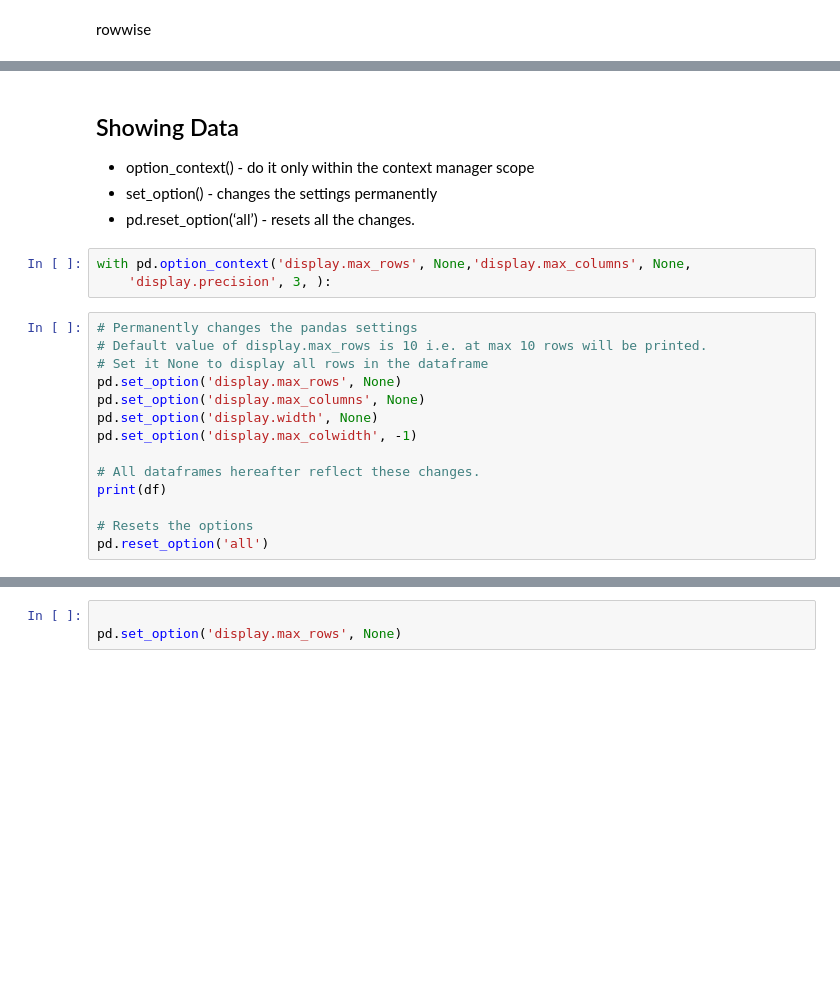
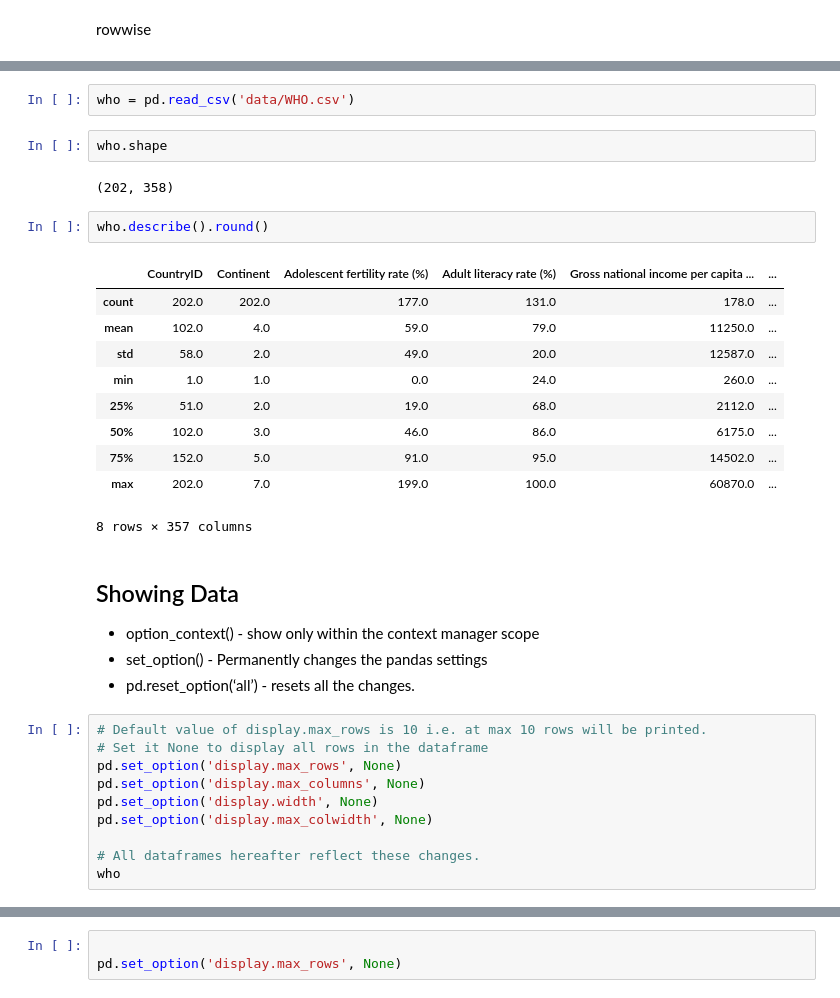
Before and after one commit to MaCoZu/notebooks, a Jupyter notebook: 02.2_Pandas.ipynb, the cells around one changed output, grey strips where cells are left out. Drawn from its saved outputs; the diff is of its cells as text; blank space fills up the shorter version.

Commit message:
pandas notebook cleaning begin

```diff
--- a/02.2_Pandas.ipynb
+++ b/02.2_Pandas.ipynb
@@ -102,22 +79,34 @@ df.info
+# %%
+who = pd.read_csv('data/WHO.csv')
+# %%
+who.shape
+# %% [output]
+(202, 358)
+# %%
+who.describe().round()
+# %% [output]
+|  | CountryID | Continent | Adolescent fertility rate (%) | Adult literacy rate (%) | Gross national income per capita ... | ... |
+| count | 202.0 | 202.0 | 177.0 | 131.0 | 178.0 | ... |
+| mean | 102.0 | 4.0 | 59.0 | 79.0 | 11250.0 | ... |
+| std | 58.0 | 2.0 | 49.0 | 20.0 | 12587.0 | ... |
+| min | 1.0 | 1.0 | 0.0 | 24.0 | 260.0 | ... |
+| 25% | 51.0 | 2.0 | 19.0 | 68.0 | 2112.0 | ... |
+| 50% | 102.0 | 3.0 | 46.0 | 86.0 | 6175.0 | ... |
+| 75% | 152.0 | 5.0 | 91.0 | 95.0 | 14502.0 | ... |
+| max | 202.0 | 7.0 | 199.0 | 100.0 | 60870.0 | ... |
+8 rows × 357 columns
 # %% [markdown]
 ## Showing Data
-- option_context() - do it only within the context manager scope
-- set_option() - changes the settings permanently
+- option_context() - show only within the context manager scope
+- set_option() - Permanently changes the pandas settings
 - pd.reset_option(‘all’) - resets all the changes.
-# %%
-with pd.option_context('display.max_rows', None,'display.max_columns', None,
-    'display.precision', 3, ):
 # %%
-# Permanently changes the pandas settings
 # Default value of display.max_rows is 10 i.e. at max 10 rows will be printed.
 # Set it None to display all rows in the dataframe
 pd.set_option('display.max_rows', None)
 pd.set_option('display.max_columns', None)
 pd.set_option('display.width', None)
-pd.set_option('display.max_colwidth', -1)
+pd.set_option('display.max_colwidth', None)
 
 # All dataframes hereafter reflect these changes.
-print(df)
-
-# Resets the options
-pd.reset_option('all')
+who
```
Also changed, not shown: parts of 19 cells of this notebook.
